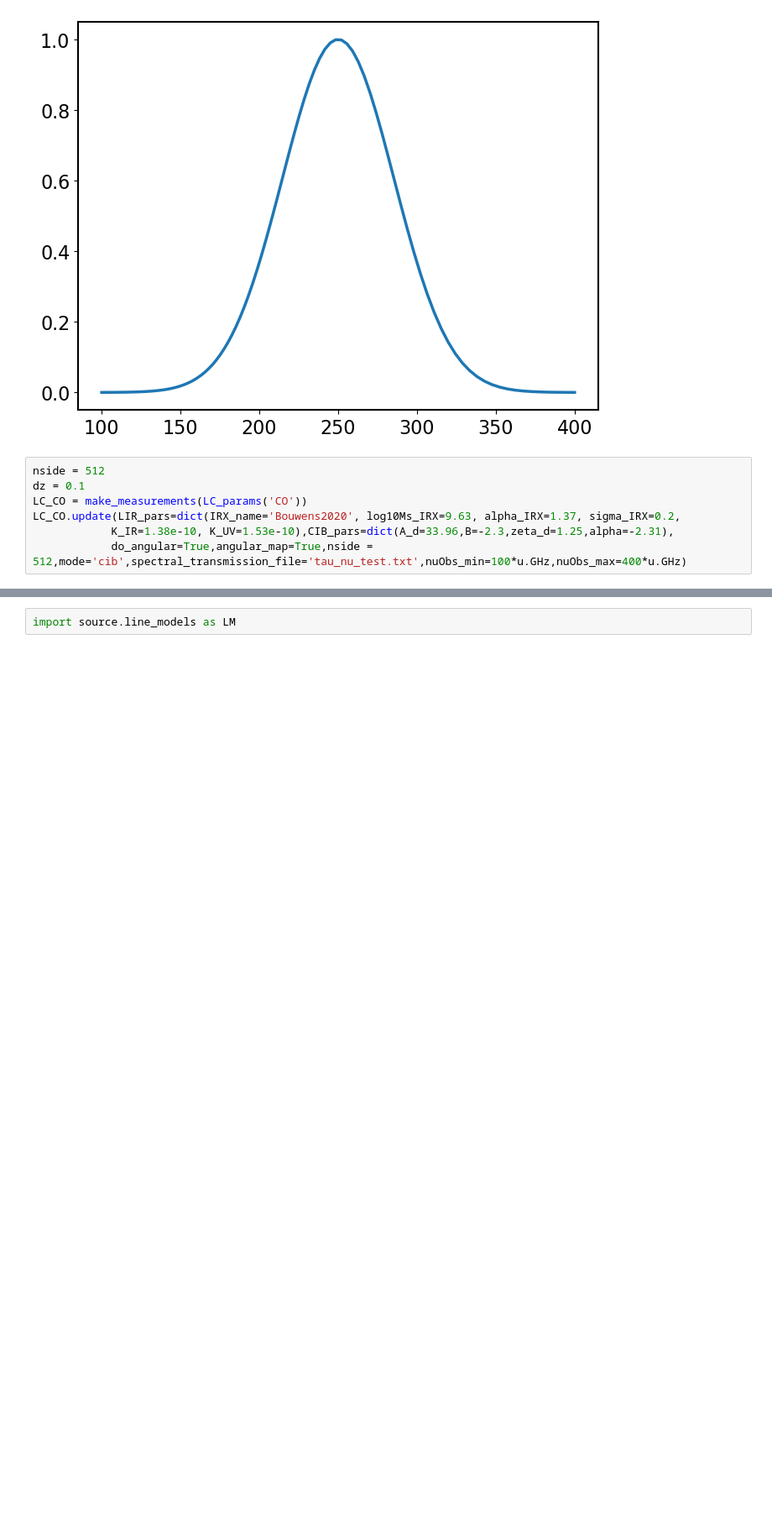
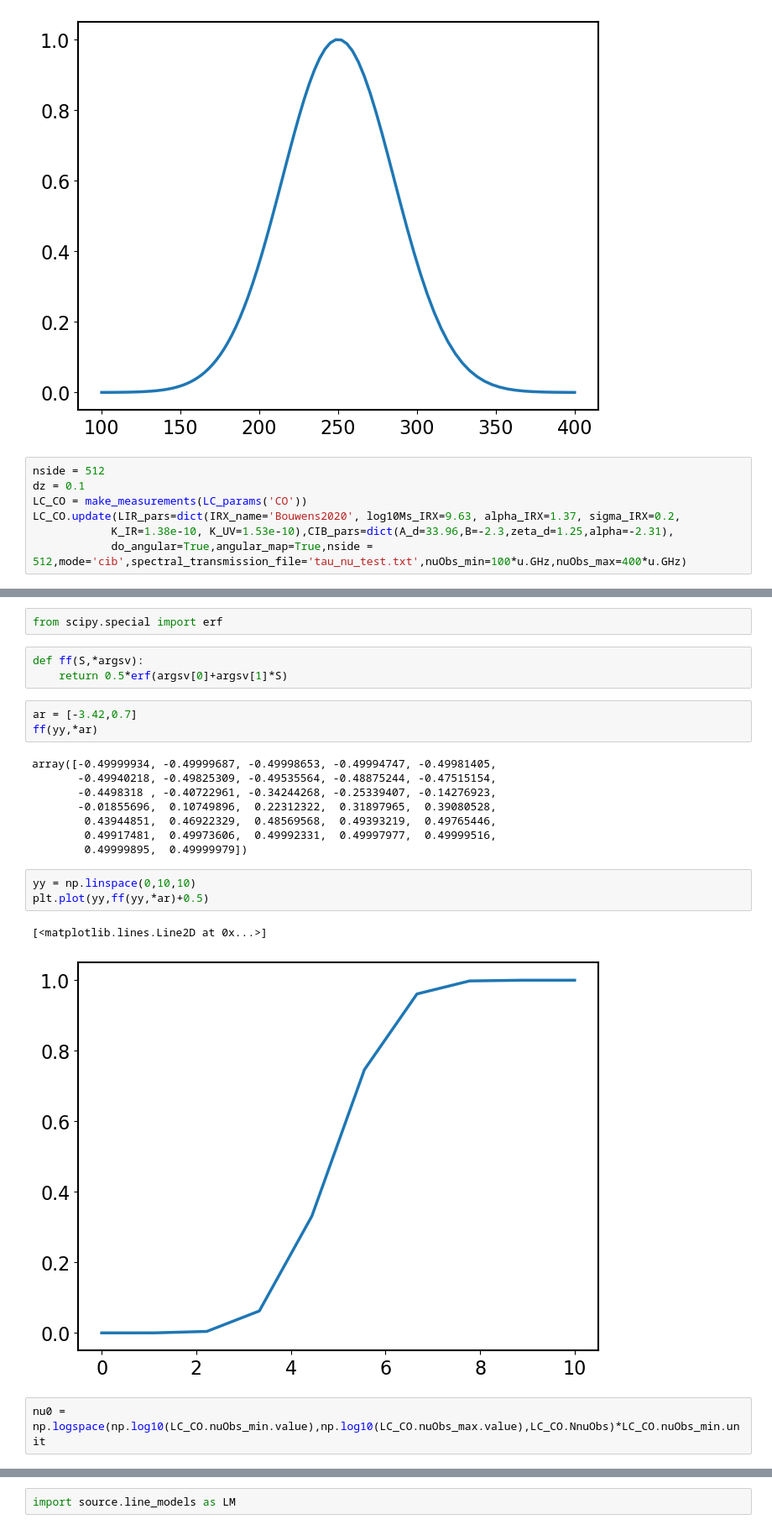
Before and after one commit to kokron/skyLine, a Jupyter notebook: notebooks/TdustPerGalaxyCompute-WIP-Jose.ipynb, the cells around one changed output, grey strips where cells are left out. Shown: that part at 84% size. Cells and saved outputs as stored; diff of their text form; blank space fills up the shorter version.

```diff
--- a/notebooks/TdustPerGalaxyCompute-WIP-Jose.ipynb
+++ b/notebooks/TdustPerGalaxyCompute-WIP-Jose.ipynb
@@ -199,0 +147,24 @@ array([ True,  True,  True])
+# %%
+from scipy.special import erf
+# %%
+def ff(S,*argsv):
+    return 0.5*erf(argsv[0]+argsv[1]*S)
+# %%
+ar = [-3.42,0.7]
+ff(yy,*ar)
+# %% [output]
+array([-0.49999934, -0.49999687, -0.49998653, -0.49994747, -0.49981405,
+       -0.49940218, -0.49825309, -0.49535564, -0.48875244, -0.47515154,
+       -0.4498318 , -0.40722961, -0.34244268, -0.25339407, -0.14276923,
+       -0.01855696,  0.10749896,  0.22312322,  0.31897965,  0.39080528,
+        0.43944851,  0.46922329,  0.48569568,  0.49393219,  0.49765446,
+        0.49917481,  0.49973606,  0.49992331,  0.49997977,  0.49999516,
+        0.49999895,  0.49999979])
+# %%
+yy = np.linspace(0,10,10)
+plt.plot(yy,ff(yy,*ar)+0.5)
+# %% [output]
+[<matplotlib.lines.Line2D at 0x...>]
+[figure, added]
+# %%
+nu0 = np.logspace(np.log10(LC_CO.nuObs_min.value),np.log10(LC_CO.nuObs_max.value),LC_CO.NnuObs)*LC_CO.nuObs_min.unit
```
Also changed, not shown: parts of 11 cells of this notebook.
